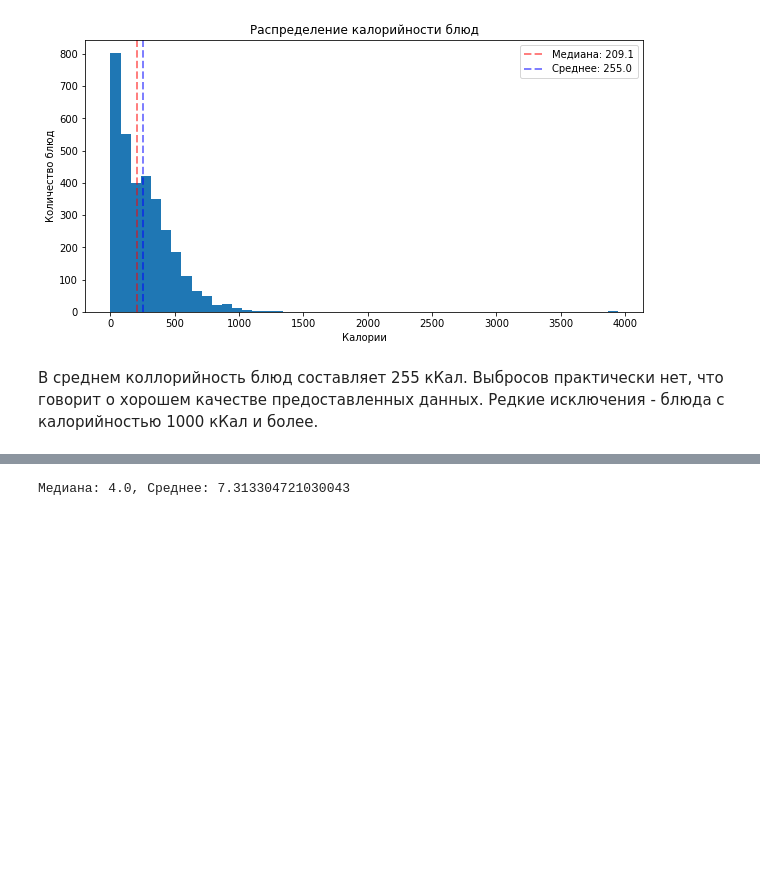
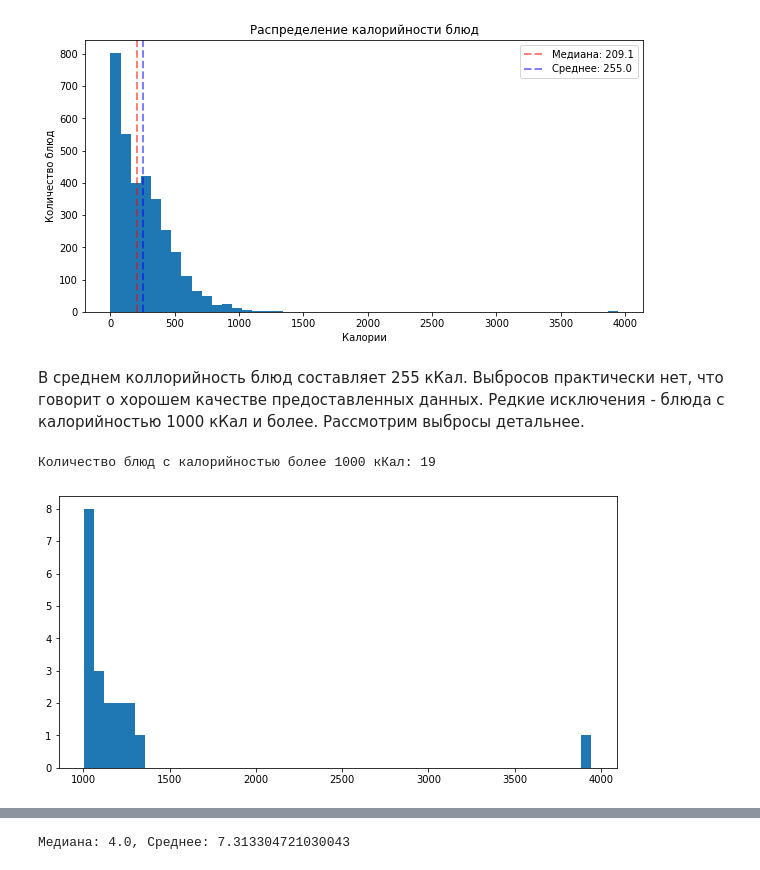
Before and after one commit to d3l0st/dish_anilsys, a Jupyter notebook: notebook_rusakov.ipynb, the cells around one changed output, grey strips where cells are left out. Drawn from its saved outputs; the diff is of its cells as text; code cells hidden in the pictures; blank space fills up the shorter version.

```diff
--- a/notebook_rusakov.ipynb
+++ b/notebook_rusakov.ipynb
@@ -89,4 +113,11 @@ plt.show()
 Медиана: 209.110062, Среднее: 255.0127380726548
 [figure]
 # %% [markdown]
-В среднем коллорийность блюд составляет 255 кКал. Выбросов практически нет, что говорит о хорошем качестве предоставленных данных. Редкие исключения - блюда с калорийностью 1000 кКал и более.
+В среднем коллорийность блюд составляет 255 кКал. Выбросов практически нет, что говорит о хорошем качестве предоставленных данных. Редкие исключения - блюда с калорийностью 1000 кКал и более. Рассмотрим выбросы детальнее.
+# %%
+plt.figure(figsize=(10, 5))
+plt.hist(dishes['total_calories'][dishes['total_calories'] > 1000], bins=50);
+print(f'Количество блюд с калорийностью более 1000 кКал: {len(dishes[dishes["total_calories"] > 1000])}')
+# %% [output]
+Количество блюд с калорийностью более 1000 кКал: 19
+[figure, added]
```
Also changed, not shown: parts of 4 cells of this notebook.
